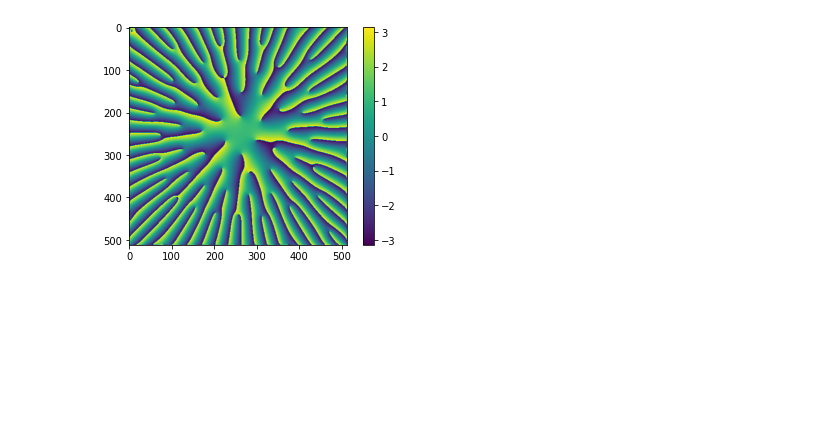
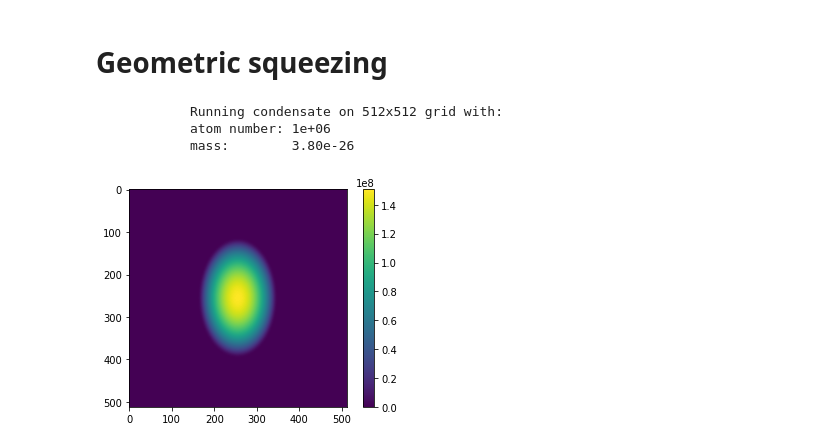
Before and after one commit to biswaroopmukherjee/condensate, a Jupyter notebook: notebooks/working on condensate class.ipynb, the cells around one changed output. Cells and saved outputs as stored; diff of their text form; code cells hidden in the pictures; blank space fills up the shorter version.

```diff
--- a/notebooks/working on condensate class.ipynb
+++ b/notebooks/working on condensate class.ipynb
@@ -145,4 +216,0 @@ c.relax(vmax=2e7,dt=5e-4, steps=5000)
-# %%
-c.show_phase()
-# %% [output]
-[figure, removed]
@@ -150,0 +217,18 @@ c.evolve(dt=1e-4,steps=0, cooling=0)
+# %% [markdown]
+# Geometric squeezing
+# %%
+omega = 2*np.pi*10
+dt = 1e-5
+
+c = Wavefunction(DIM=512, fov=300e-6, N=1e6)
+# %% [output]
+            Running condensate on 512x512 grid with:
+            atom number: 1e+06
+            mass:        3.80e-26
+# %%
+c.harmonic_potential(omega=omega, epsilon=0.4)
+c.relax(vmax=3e8, dt=dt, steps=10000)
+crelaxed = deepcopy(c)
+c.show_density()
+# %% [output]
+[figure, added]
```
Also changed, not shown: parts of 18 cells of this notebook, 2 other files.
